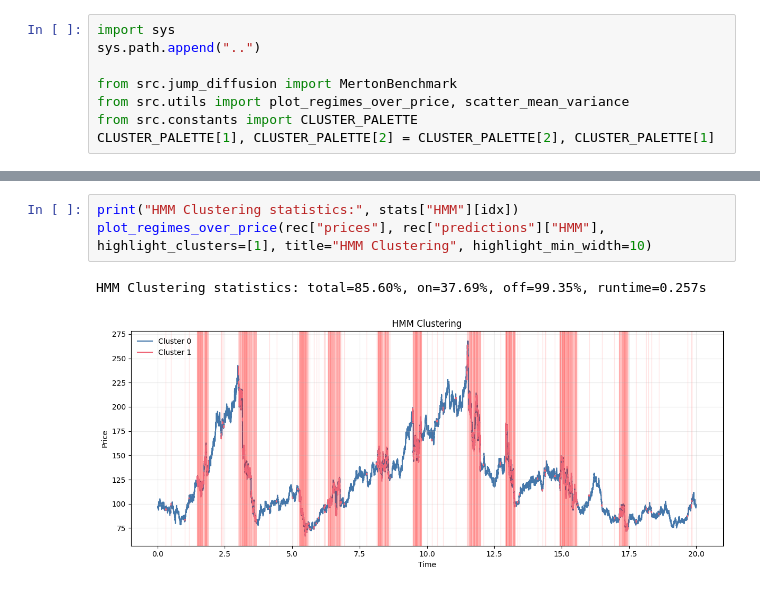
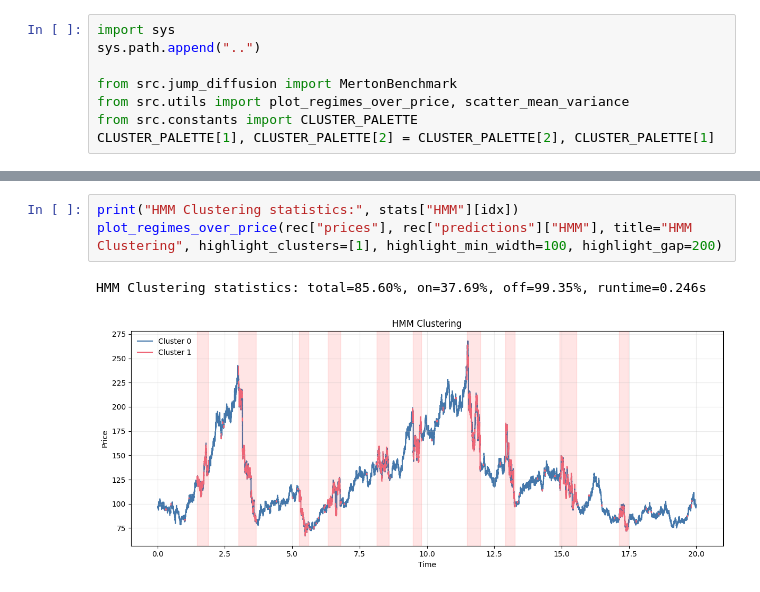
Before and after one commit to laurence1126/Wasserstein-Regime-Clustering, a Jupyter notebook: jupyter/jump_diffusion_compare.ipynb, the cells around one changed output, grey strips where cells are left out. Drawn from its saved outputs; the diff is of its cells as text.

Commit message:
Update plotting function

```diff
--- a/jupyter/jump_diffusion_compare.ipynb
+++ b/jupyter/jump_diffusion_compare.ipynb
@@ -46,7 +46,7 @@ Moment K-Means statistics: total=81.45%, on=18.38%, off=99.62%, runtime=0.142s
 [figure]
 # %%
 print("HMM Clustering statistics:", stats["HMM"][idx])
-plot_regimes_over_price(rec["prices"], rec["predictions"]["HMM"], highlight_clusters=[1], title="HMM Clustering", highlight_min_width=10)
+plot_regimes_over_price(rec["prices"], rec["predictions"]["HMM"], title="HMM Clustering", highlight_clusters=[1], highlight_min_width=100, highlight_gap=200)
 # %% [output]
-HMM Clustering statistics: total=85.60%, on=37.69%, off=99.35%, runtime=0.257s
+HMM Clustering statistics: total=85.60%, on=37.69%, off=99.35%, runtime=0.246s
-[figure, old version]
+[figure, new version]
```
Also changed, not shown: parts of 4 cells of this notebook, 2 other files.
